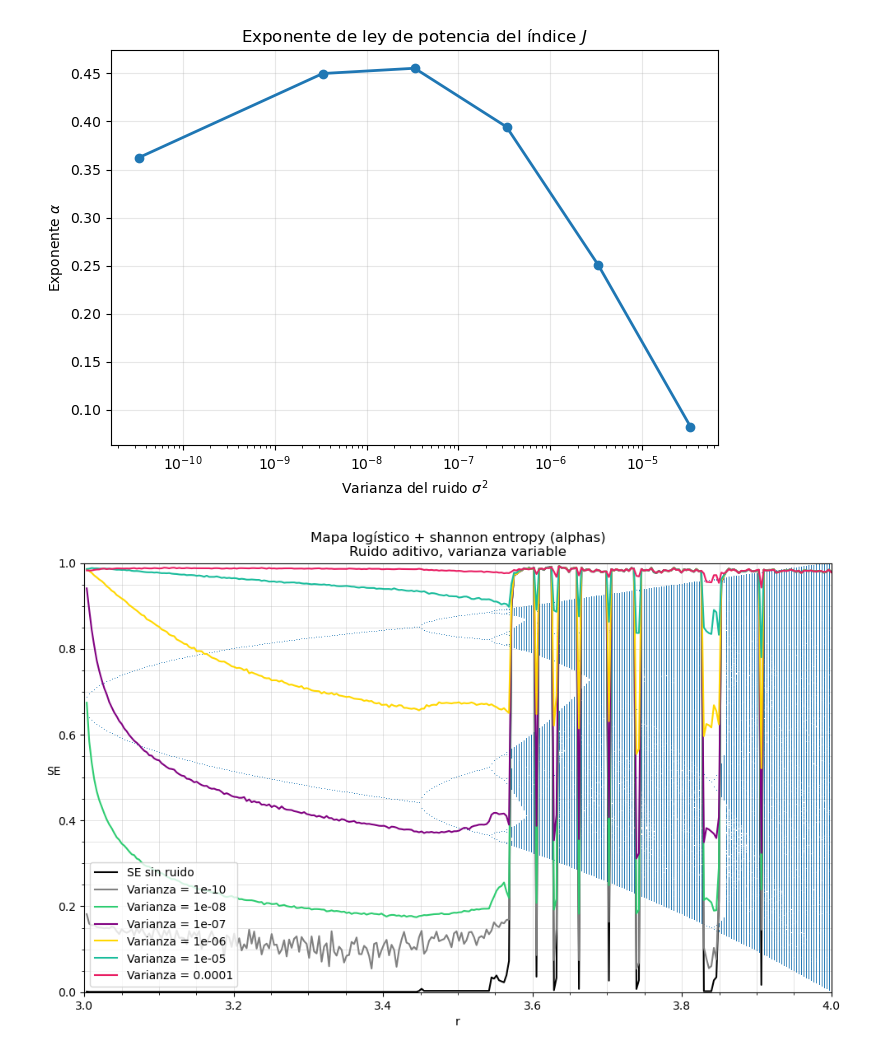
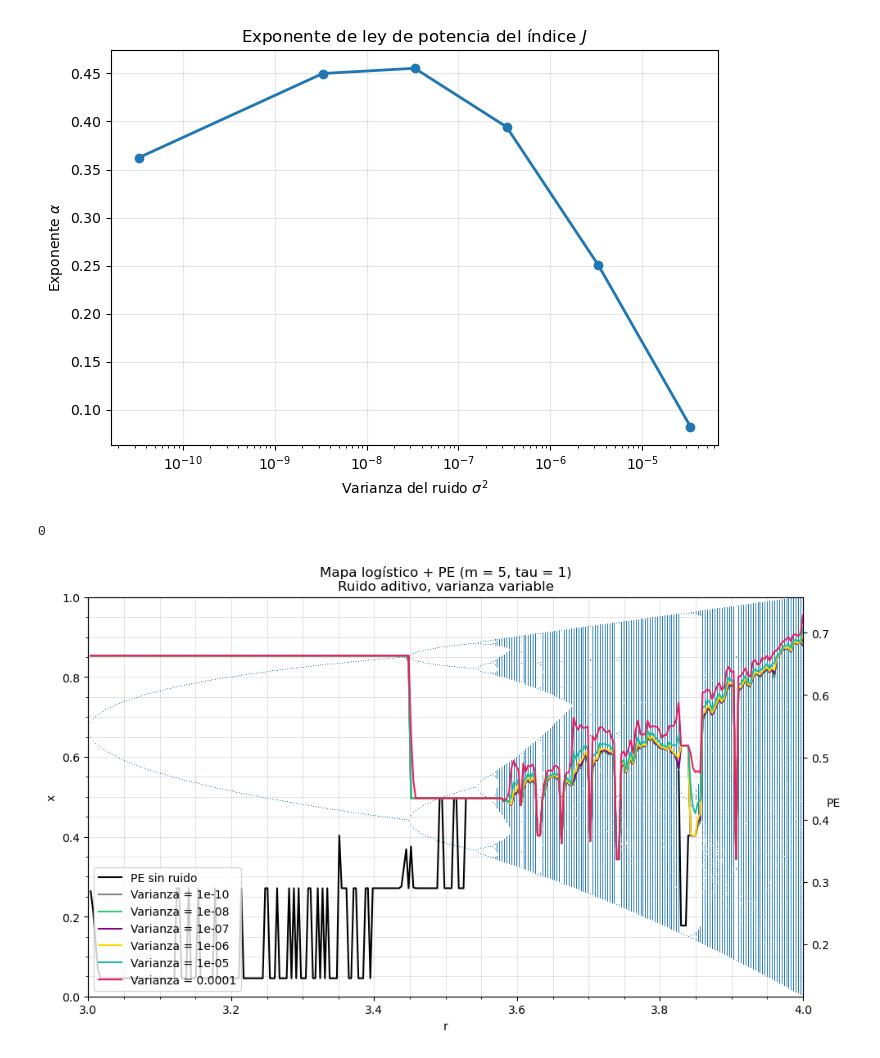
Before and after one commit to EduardoGarcia528/Tesis, a Jupyter notebook: logistic_map/_main_Logistico.ipynb, the cells around one changed output. Cells and saved outputs as stored; diff of their text form; code cells hidden in the pictures.

Commit message:
ruidos_C6_gamma

```diff
--- a/logistic_map/_main_Logistico.ipynb
+++ b/logistic_map/_main_Logistico.ipynb
@@ -1681,8 +1765,9 @@ plt.figure(figsize=(8,6))
 
 for ruido in ruidos:
 
-    r = np.load('data/RUIDOS/aditivo_J/J_por_ruido_' + str(ruido) + '.npy')
-    J_val = np.mean(r, axis=0)[:134]
+    J = np.load('data/RUIDOS/aditivo_J/J_por_ruido_' + str(ruido) + '.npy')
+    J_val = np.mean(J, axis=0)[:134]
+    r = np.linspace(3.0,4.0,300)[1:135]
 
     x = np.arange(1, len(J_val)+1)
 
@@ -1730,7 +1815,7 @@ MULTIPLE
 
 import numpy as np
 import matplotlib.pyplot as plt
-from funciones import indice_J, permutation_entropy, angulos_alpha, entropia_shannon
+from funciones import indice_J, permutation_entropy
 
 
 def logistic_map(r, x):
@@ -1739,7 +1824,7 @@ def logistic_map(r, x):
 
 def ruido_uniforme(size, var):
     # Ruido blanco uniforme centrado con varianza ~ var
-    a = np.sqrt(3 * var)
+    a = np.sqrt(var)
     return np.random.uniform(-a, a, size)
 
 
@@ -1794,15 +1879,13 @@ def bifurcacion_con_J(
 
                 # # Índice J
                 # J = indice_J(serie,False)
-                # J = permutation_entropy(serie, m=5)
-                angulos = angulos_alpha(serie,False)
-                J = entropia_shannon(angulos,False)
+                J = permutation_entropy(serie, m=5)
                 r_vals_J.append(r)
                 J_vals.append(J)
             # medida_por_iteracion.append(J_vals)
         # medida_por_ruido.append(np.mean(medida_por_iteracion, axis=0))
-        # np.save(f'data/RUIDOS/aditivo_shannon/S_por_ruido_{str(var_ruido)}.npy', np.mean(medida_por_iteracion, axis=0))
-        # print(var_ruido)
+        # np.save(f'data/RUIDOS/aditivo_PE/PE_por_ruido_{str(var_ruido)}.npy', np.mean(medida_por_iteracion, axis=0))
+        print(var_ruido)
     # J_vals = np.mean(np.load(f'data/ruidos_promedios/J_por_ruido_{str(var_ruido)}.npy'),axis = 0)
 
     if graficar:
@@ -1832,40 +1915,43 @@ def bifurcacion_con_J(
 
         # Activar la cuadrícula
         plt.grid(which='major', linestyle='-', linewidth=0.5, alpha=0.5)  # Para ticks principales
         plt.grid(which='minor', linestyle='-', linewidth=0.5, alpha=0.5)  # Para ticks secundarios
 
 
         # Índice J
-        # ax2 = ax1.twinx()
-        ax1.plot(r_vals_J, J_vals, color='black', alpha = 1, label = 'SE sin ruido')
+        ax2 = ax1.twinx()
+        ax2.plot(r_vals_J, J_vals, color='black', alpha = 1, label = 'PE sin ruido')
         for i,var_ruido in enumerate(ruidos):
-            medida_por_ruido.append(np.load(f'data/RUIDOS/aditivo_shannon/S_por_ruido_{str(var_ruido)}.npy'))
-            ax1.plot(r_vals_J, medida_por_ruido[i], color=colores[i] , alpha = 1, label= f'Varianza = {var_ruido}')
-            # ax1.annotate(f'Varianza = {ruido}', xy=(r_vals_J[len(r_vals_J)//4], medida_por_ruido[i][len(r_vals_J)//4]), xytext=(10, medida_por_ruido[i][-1]),
+            medida_por_ruido.append(np.load(f'data/RUIDOS/aditivo_PE/PE_por_ruido_{str(var_ruido)}.npy'))
+            ax2.plot(r_vals_J, medida_por_ruido[i], color=colores[i] , alpha = 1, label= f'Varianza = {var_ruido}')
+            # ax2.annotate(f'Varianza = {ruido}', xy=(r_vals_J[len(r_vals_J)//4], medida_por_ruido[i][len(r_vals_J)//4]), xytext=(10, medida_por_ruido[i][-1]),
                         #  textcoords='offset points', ha='left', va='center')
 
-        ax1.set_ylabel('SE', rotation = 360)
+        ax2.set_ylabel('PE', rotation = 360)
         # ax2.set_yscale('log')
         # ax2.set_xscale('log')
-        ax1.tick_params(axis='y')
+        ax2.tick_params(axis='y')
 
-        ax1.legend(loc='lower left')
+        ax2.legend(loc='lower left')
         plt.title(
-            f"Mapa logístico + shannon entropy (alphas)\n"
+            f"Mapa logístico + PE (m = 5, tau = 1)\n"
             f"Ruido {tipo_ruido}, varianza variable"
         )
+
+        plt.tight_layout()
         plt.show()
 
     return np.array(r_vals_J), np.array(J_vals), np.array(r_vals_plot), np.array(x_vals_plot)
 
 
 r_J, J, r_bif, x_bif = bifurcacion_con_J(
     r_min=3.0,
     r_max=4.0,
     resolucion_r=300,
     longitud_serie=5000,
     iter_descartar=1000,
     tipo_ruido="aditivo",  # o "aditivo"
     graficar=True)
 # %% [output]
+0
-[figure, old version]
+[figure, new version]
```
Also changed, not shown: parts of 2 cells of this notebook, 40 other files.
